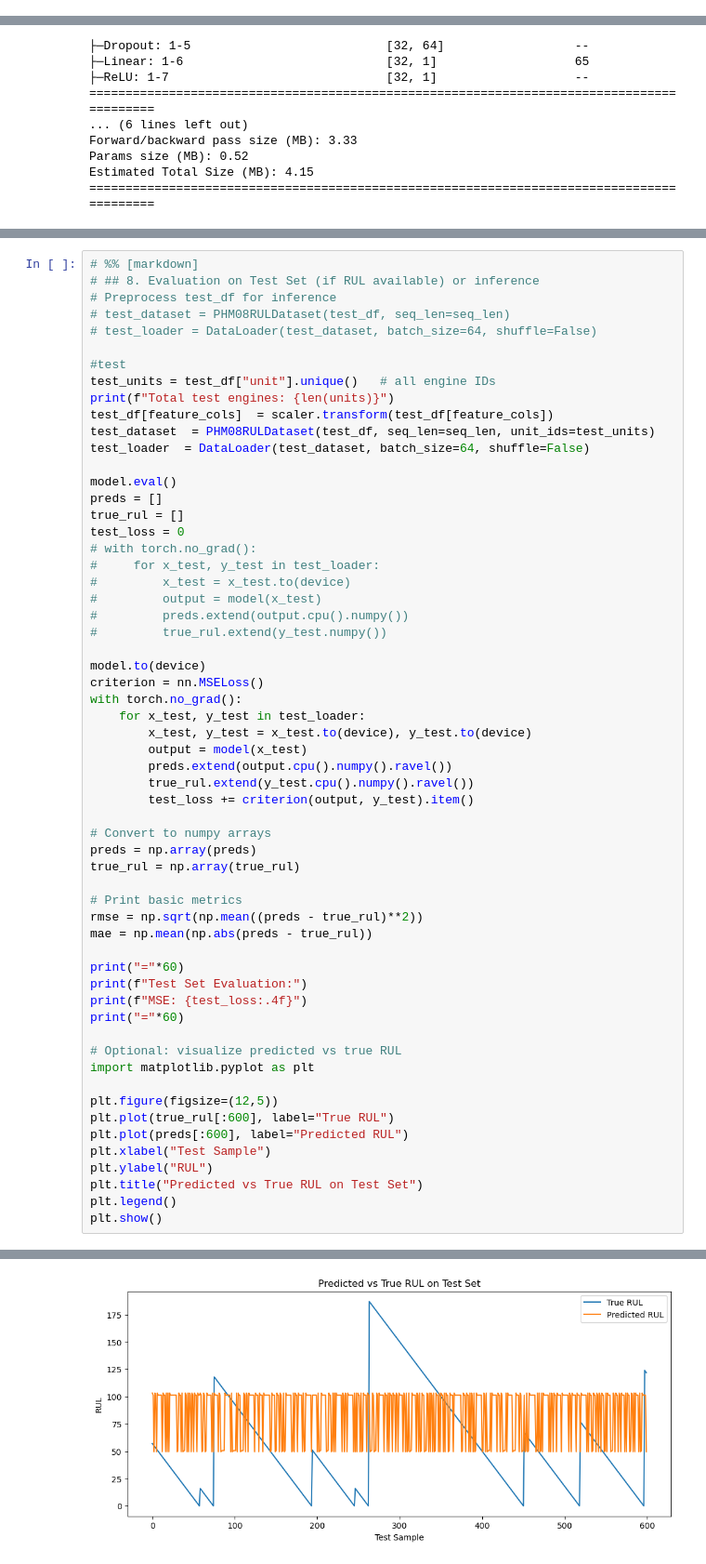
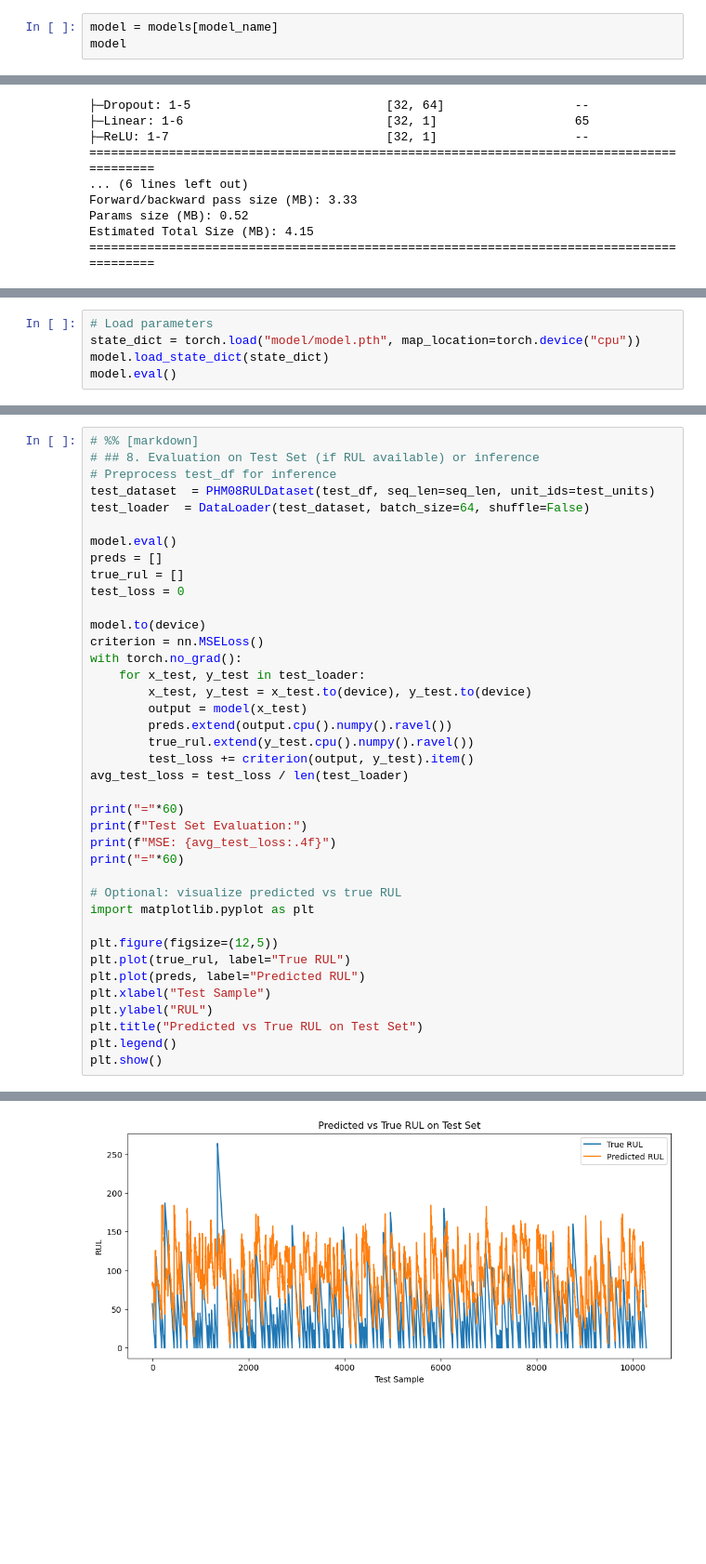
Before and after one commit to palscruz23/machine-learning, a Jupyter notebook: supervised-learning/example/Informer RUL.ipynb, the cells around one changed output, grey strips where cells are left out. Shown: that part at 93% size. Cells and saved outputs as stored; diff of their text form; blank space fills up the shorter version.

```diff
--- a/supervised-learning/example/Informer RUL.ipynb
+++ b/supervised-learning/example/Informer RUL.ipynb
@@ -551,0 +589,3 @@ torch.save(model.state_dict(), "model/model.pth")
+# %%
+model = models[model_name]
+model
@@ -596,0 +645,5 @@ plt.show()
+# %%
+# Load parameters
+state_dict = torch.load("model/model.pth", map_location=torch.device("cpu"))
+model.load_state_dict(state_dict)
+model.eval()
@@ -598,13 +661,6 @@ plt.show()
 # %% [markdown]
 # ## 8. Evaluation on Test Set (if RUL available) or inference
 # Preprocess test_df for inference
-# test_dataset = PHM08RULDataset(test_df, seq_len=seq_len)
-# test_loader = DataLoader(test_dataset, batch_size=64, shuffle=False)
-
-#test
-test_units = test_df["unit"].unique()   # all engine IDs
-print(f"Total test engines: {len(units)}")
-test_df[feature_cols]  = scaler.transform(test_df[feature_cols])
 test_dataset  = PHM08RULDataset(test_df, seq_len=seq_len, unit_ids=test_units)
 test_loader  = DataLoader(test_dataset, batch_size=64, shuffle=False)
 
@@ -612,12 +668,6 @@ model.eval()
 preds = []
 true_rul = []
 test_loss = 0
-# with torch.no_grad():
-#     for x_test, y_test in test_loader:
-#         x_test = x_test.to(device)
-#         output = model(x_test)
-#         preds.extend(output.cpu().numpy())
-#         true_rul.extend(y_test.numpy())
 
 model.to(device)
 criterion = nn.MSELoss()
@@ -628,26 +678,19 @@ with torch.no_grad():
         preds.extend(output.cpu().numpy().ravel())
         true_rul.extend(y_test.cpu().numpy().ravel())
         test_loss += criterion(output, y_test).item()
-
-# Convert to numpy arrays
-preds = np.array(preds)
-true_rul = np.array(true_rul)
-
-# Print basic metrics
-rmse = np.sqrt(np.mean((preds - true_rul)**2))
-mae = np.mean(np.abs(preds - true_rul))
+avg_test_loss = test_loss / len(test_loader)
 
 print("="*60)
 print(f"Test Set Evaluation:")
-print(f"MSE: {test_loss:.4f}")
+print(f"MSE: {avg_test_loss:.4f}")
 print("="*60)
 
 # Optional: visualize predicted vs true RUL
 import matplotlib.pyplot as plt
 
 plt.figure(figsize=(12,5))
-plt.plot(true_rul[:600], label="True RUL")
-plt.plot(preds[:600], label="Predicted RUL")
+plt.plot(true_rul, label="True RUL")
+plt.plot(preds, label="Predicted RUL")
 plt.xlabel("Test Sample")
 plt.ylabel("RUL")
 plt.title("Predicted vs True RUL on Test Set")
@@ -661,2 +703,2 @@ MSE: 576841.4986
 ============================================================
-[figure, old version]
+[figure, new version]
```
Also changed, not shown: parts of 11 cells of this notebook, 38 other files.
